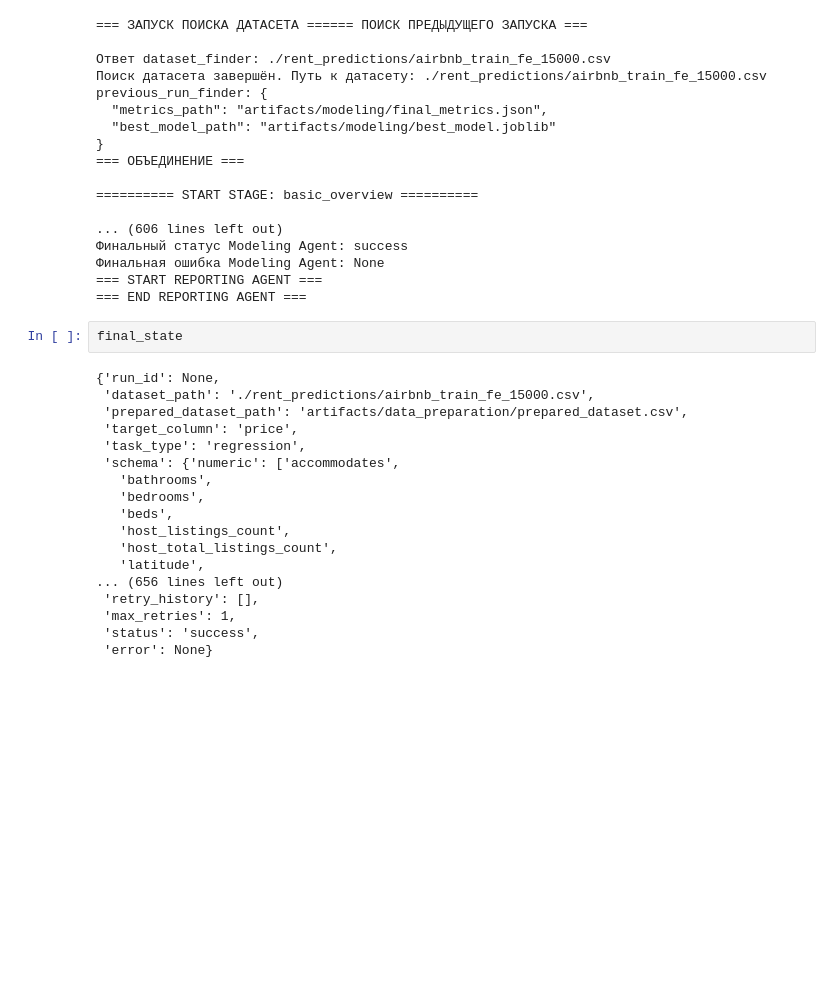
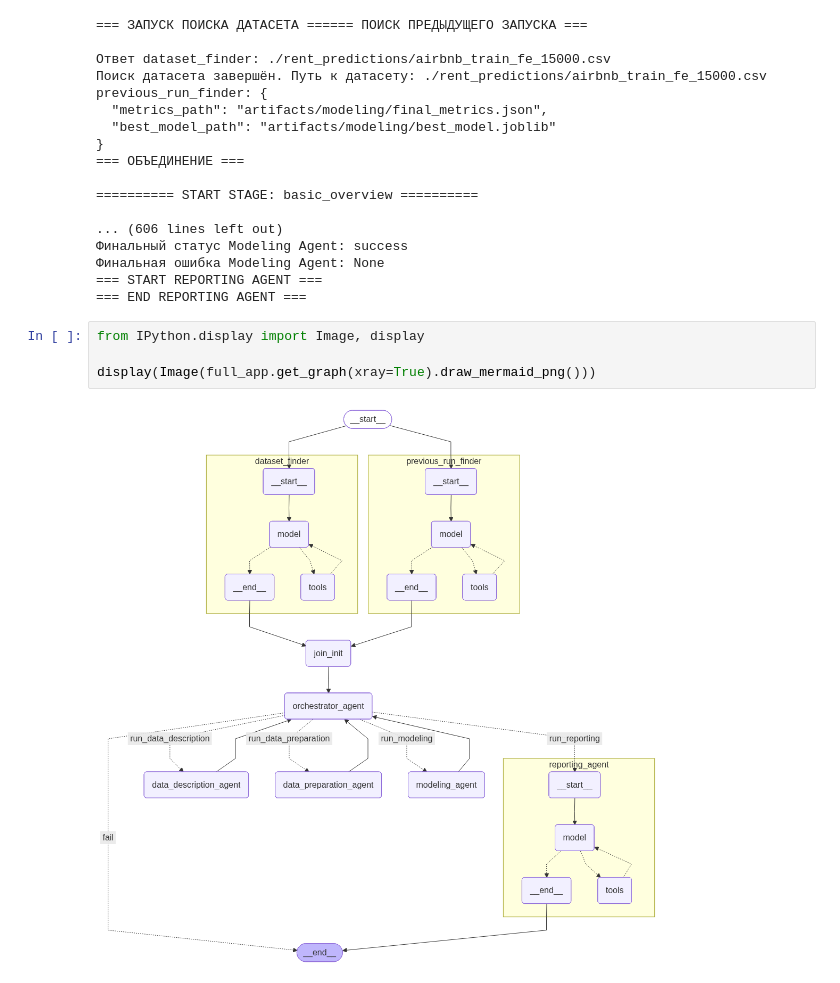
Before and after one commit to lezzzl/ai_agents_for_smadimo, a Jupyter notebook: final.ipynb, the cells around one changed output. Saved outputs shown, nothing was run; the diff lists cells and outputs as text; blank space fills up the shorter version.

```diff
--- a/final.ipynb
+++ b/final.ipynb
@@ -4925,23 +4925,9 @@ previous_run_finder: {
 Финальная ошибка Modeling Agent: None
 === START REPORTING AGENT ===
 === END REPORTING AGENT ===
-# %%
-final_state
-# %% [output]
-{'run_id': None,
- 'dataset_path': './rent_predictions/airbnb_train_fe_15000.csv',
- 'prepared_dataset_path': 'artifacts/data_preparation/prepared_dataset.csv',
- 'target_column': 'price',
- 'task_type': 'regression',
- 'schema': {'numeric': ['accommodates',
-   'bathrooms',
-   'bedrooms',
-   'beds',
-   'host_listings_count',
-   'host_total_listings_count',
-   'latitude',
-... (656 lines left out)
- 'retry_history': [],
- 'max_retries': 1,
- 'status': 'success',
- 'error': None}
+# %%
+from IPython.display import Image, display
+
+display(Image(full_app.get_graph(xray=True).draw_mermaid_png()))
+# %% [output]
+[figure, added]
```
Also changed, not shown: parts of 2 cells of this notebook.
